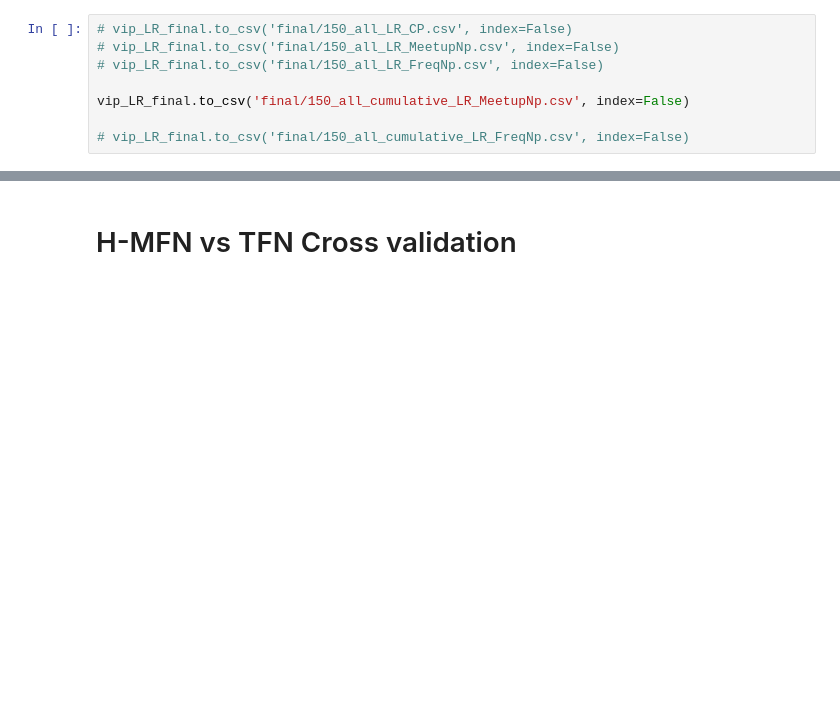
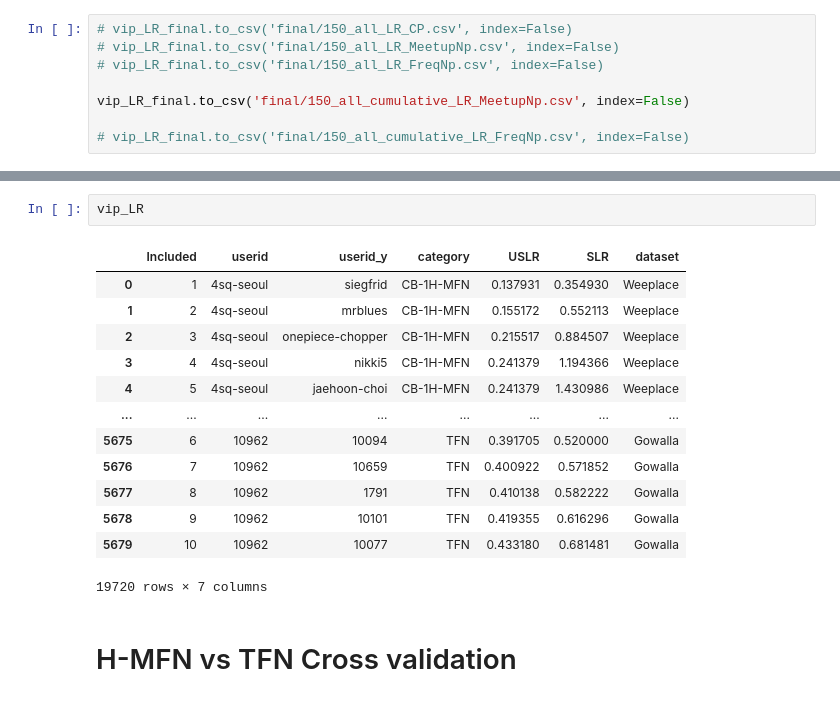
Before and after one commit to Magica-Chen/social-predictability, a Jupyter notebook: StatisticsForPaper.ipynb, the cells around one changed output, grey strips where cells are left out. Cells and saved outputs as stored; diff of their text form; blank space fills up the shorter version.

```diff
--- a/StatisticsForPaper.ipynb
+++ b/StatisticsForPaper.ipynb
@@ -442,3 +514,19 @@ vip_LR_final.to_csv('final/150_all_cumulative_LR_MeetupNp.csv', index=False)
+# %%
+vip_LR
+# %% [output]
+|  | Included | userid | userid_y | category | USLR | SLR | dataset |
+| 0 | 1 | 4sq-seoul | siegfrid | CB-1H-MFN | 0.137931 | 0.354930 | Weeplace |
+| 1 | 2 | 4sq-seoul | mrblues | CB-1H-MFN | 0.155172 | 0.552113 | Weeplace |
+| 2 | 3 | 4sq-seoul | onepiece-chopper | CB-1H-MFN | 0.215517 | 0.884507 | Weeplace |
+| 3 | 4 | 4sq-seoul | nikki5 | CB-1H-MFN | 0.241379 | 1.194366 | Weeplace |
+| 4 | 5 | 4sq-seoul | jaehoon-choi | CB-1H-MFN | 0.241379 | 1.430986 | Weeplace |
+| ... | ... | ... | ... | ... | ... | ... | ... |
+| 5675 | 6 | 10962 | 10094 | TFN | 0.391705 | 0.520000 | Gowalla |
+| 5676 | 7 | 10962 | 10659 | TFN | 0.400922 | 0.571852 | Gowalla |
+| 5677 | 8 | 10962 | 1791 | TFN | 0.410138 | 0.582222 | Gowalla |
+| 5678 | 9 | 10962 | 10101 | TFN | 0.419355 | 0.616296 | Gowalla |
+| 5679 | 10 | 10962 | 10077 | TFN | 0.433180 | 0.681481 | Gowalla |
+19720 rows × 7 columns
 # %% [markdown]
 # H-MFN vs TFN Cross validation
 # %%
```
Also changed, not shown: parts of 7 cells of this notebook, 12 other files.
